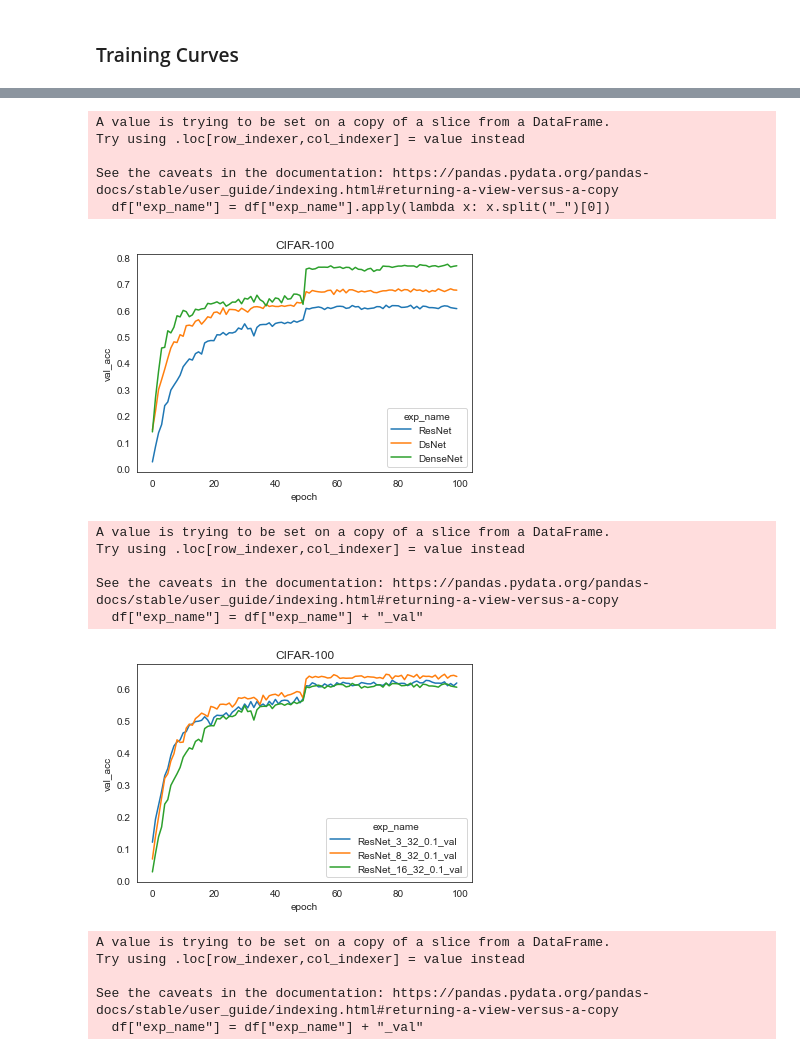
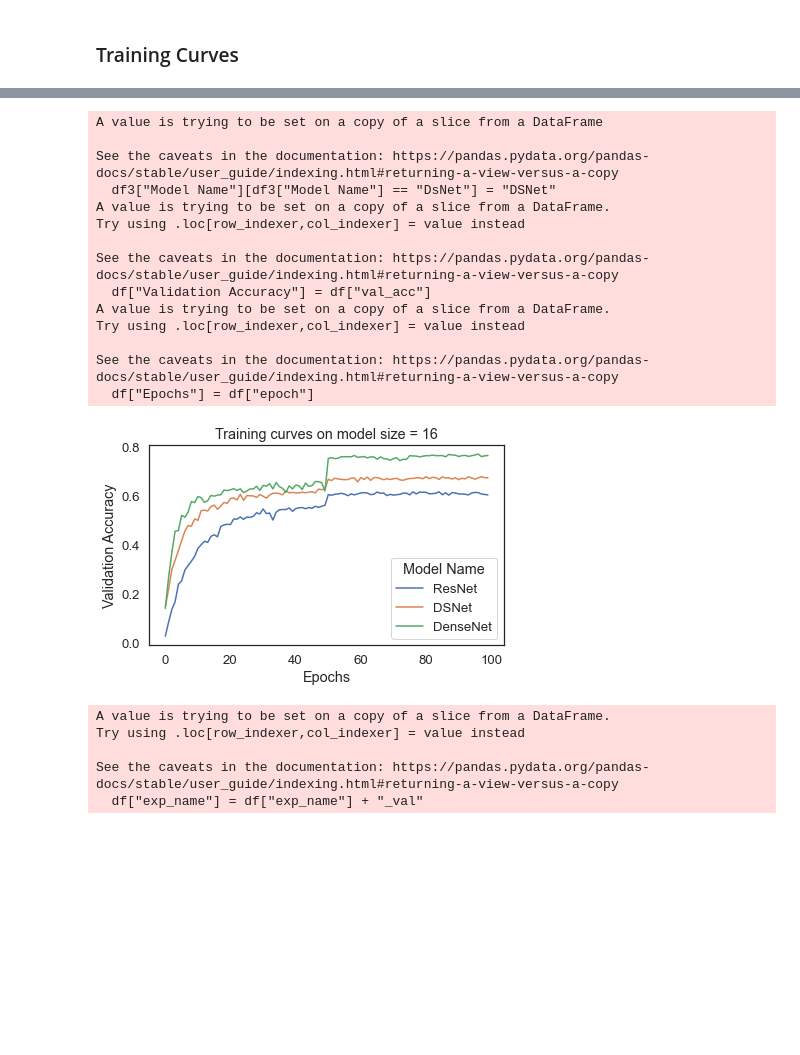
Before and after one commit to tedchsk/image_nn, a Jupyter notebook: notebooks/Report Visualization - ResNet vs DsNet vs DenseNet.ipynb, the cells around one changed output, grey strips where cells are left out. Saved outputs shown, nothing was run; the diff lists cells and outputs as text; code cells hidden in the pictures; blank space fills up the shorter version.

```diff
--- a/notebooks/Report Visualization - ResNet vs DsNet vs DenseNet.ipynb
+++ b/notebooks/Report Visualization - ResNet vs DsNet vs DenseNet.ipynb
@@ -71,7 +71,15 @@ df3
 | 7 | DsNet | 8 | NaN | NaN | NaN | NaN | 0.6382 | NaN | 0.6406 | ... |
 | 8 | DsNet | 16 | NaN | NaN | NaN | NaN | 0.6756 | NaN | 0.6710 | ... |
 # %%
+sns.set(font_scale = 1.2)
 sns.set_style("white")
-sns.lineplot(data=df3.sort_values("hour_trained"), x="model_size", y="test_acc", hue="model_name", style="model_name", markers=True)
-plt.title("CIFAR-100")
+df3["Model Name"] = df3["model_name"]
+df3["Model Name"][df3["Model Name"] == "DsNet"] = "DSNet"
+df3["Model Size"] = df3["model_size"]
+df3["Test Accuracy"] = df3["test_acc"]
+f = sns.lineplot(data=df3.sort_values("hour_trained"), x="Model Size", y="Test Accuracy", hue="Model Name", style="Model Name", markers=True)
+plt.title("Test Accuracy on CIFAR-100")
+figure = f.get_figure()
+figure.tight_layout()
+figure.savefig('1_different_models.pdf')
 # %% [output]
@@ -80,5 +91,6 @@ Text(0.5, 1.0, 'CIFAR-100')
 # %%
 sns.set_style("white")
-sns.lineplot(data=df3, x="model_size", y="hour_trained", hue="model_name", style="model_name", markers=True)
-plt.title("CIFAR-100")
+df3["Hour trained"] = df3["hour_trained"]
+sns.lineplot(data=df3, x="model_size", y="Hour trained", hue="Model Name", style="Model Name", markers=True)
+plt.title("Training time on CIFAR-100 (Hours)")
 # %% [output]
@@ -142,11 +154,12 @@ def graph_training_logs(exp_name: str, df):
     # df3["exp_name"] = df3["exp_name"] + "_train"
     # sns_pp = sns.lineplot(data=df3[df3["fold"] == 0],
     #                       x="epoch", y="train_acc", hue="exp_name")
-    df["exp_name"] = df["exp_name"].apply(lambda x: x.split("_")[0])
+    df["Validation Accuracy"] = df["val_acc"]
+    df["Epochs"] = df["epoch"]
     sns_pp = sns.lineplot(data=df[df["fold"] == 0],
-                          x="epoch", y="val_acc", hue="exp_name")
+                          x="Epochs", y="Validation Accuracy", hue="Model Name")
 
-    plt.title("CIFAR-100")
+    return sns_pp
 # %%
 graph_training_logs("Net_3_32_0.1", df3)
 # %% [output]
@@ -168,21 +193,30 @@ See the caveats in the documentation: https://pandas.pydata.org/pandas-docs/stab
 # %%
-graph_training_logs("Net_16_32_0.1", df3)
+sns.set(font_scale = 1.2)
+sns.set_style("white")
+df3["Model Name"][df3["Model Name"] == "DsNet"] = "DSNet"
+f = graph_training_logs("Net_16_32_0.1", df3)
+plt.title("Training curves on model size = 16")
+figure = f.get_figure()
+figure.tight_layout()
+figure.savefig('1_training_curves_model_n_16.pdf')
 # %% [output]
+A value is trying to be set on a copy of a slice from a DataFrame
+
+See the caveats in the documentation: https://pandas.pydata.org/pandas-docs/stable/user_guide/indexing.html#returning-a-view-versus-a-copy
+  df3["Model Name"][df3["Model Name"] == "DsNet"] = "DSNet"
 A value is trying to be set on a copy of a slice from a DataFrame.
 Try using .loc[row_indexer,col_indexer] = value instead
 
 See the caveats in the documentation: https://pandas.pydata.org/pandas-docs/stable/user_guide/indexing.html#returning-a-view-versus-a-copy
-  df["exp_name"] = df["exp_name"].apply(lambda x: x.split("_")[0])
+  df["Validation Accuracy"] = df["val_acc"]
+A value is trying to be set on a copy of a slice from a DataFrame.
+Try using .loc[row_indexer,col_indexer] = value instead
+
+See the caveats in the documentation: https://pandas.pydata.org/pandas-docs/stable/user_guide/indexing.html#returning-a-view-versus-a-copy
+  df["Epochs"] = df["epoch"]
-[figure, old version]
+[figure, new version]
 # %%
-graph_training_logs("ResNet_", df3)
+# graph_training_logs("ResNet_", df3)
-# %% [output]
-A value is trying to be set on a copy of a slice from a DataFrame.
-Try using .loc[row_indexer,col_indexer] = value instead
-
-See the caveats in the documentation: https://pandas.pydata.org/pandas-docs/stable/user_guide/indexing.html#returning-a-view-versus-a-copy
-  df["exp_name"] = df["exp_name"] + "_val"
-[figure, removed]
 # %%
 df4 = df3[df3["exp_name"].apply(lambda x: "32_0.1" in x)]
 graph_training_logs("DsNet_", df4)
```
Also changed, not shown: parts of 5 cells of this notebook, 3 other files.
